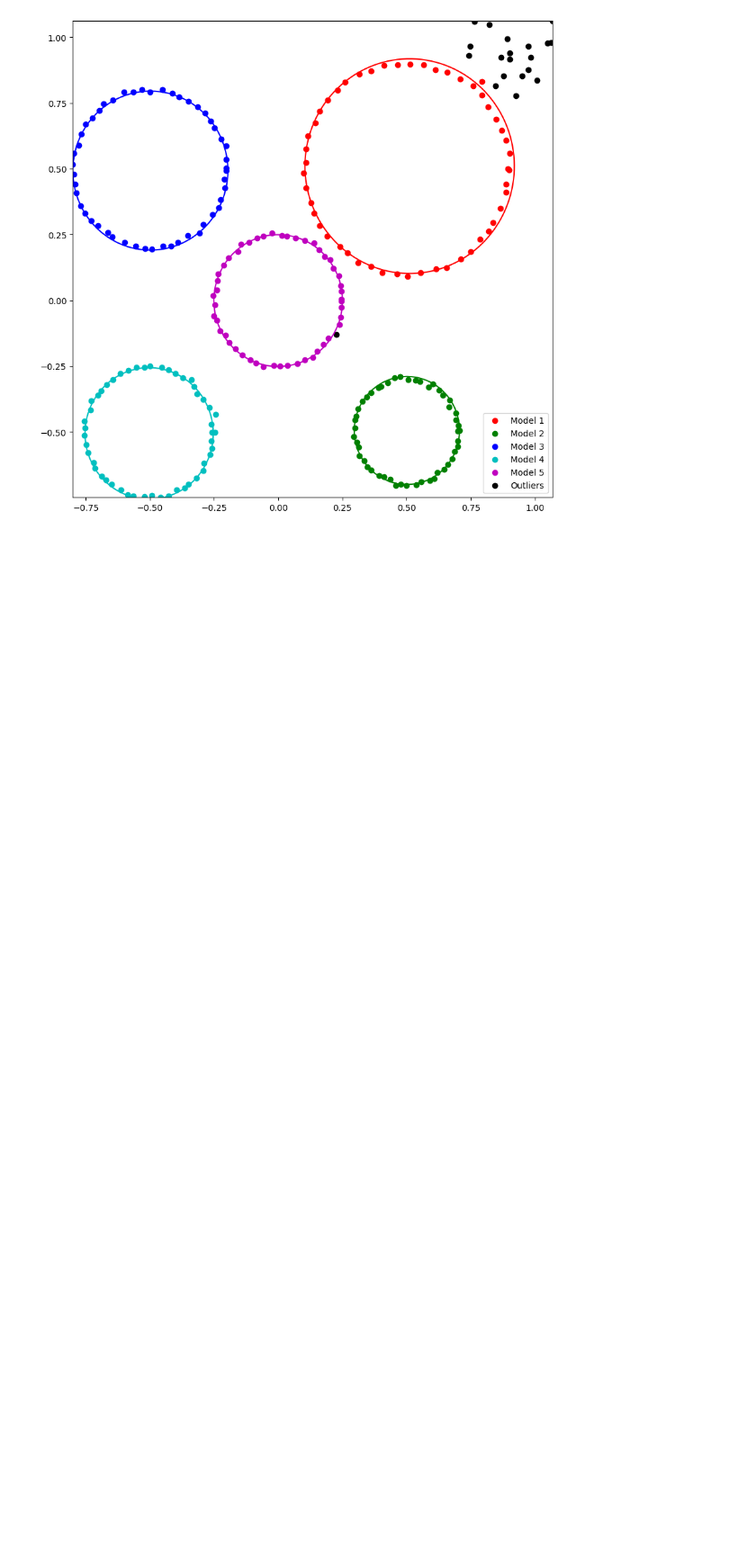
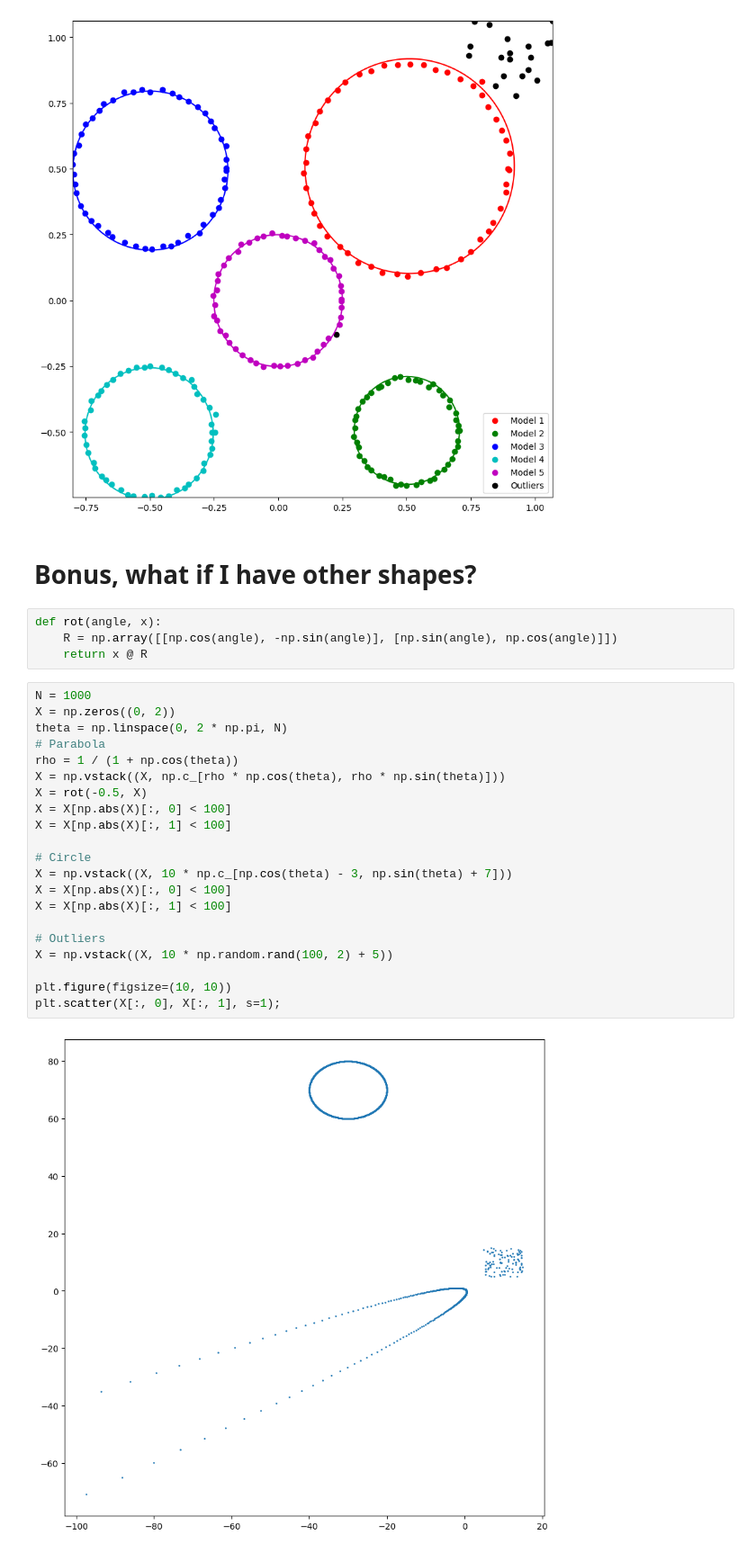
Before and after one commit to Ax-Time/m3ip-homework, a Jupyter notebook: labs/lez_24_Multi_Model_Fitting.ipynb, the cells around one changed output. Shown at 90% size. Drawn from its saved outputs; the diff is of its cells as text; blank space fills up the shorter version.

Commit message:
done 24 + bonus

```diff
--- a/labs/lez_24_Multi_Model_Fitting.ipynb
+++ b/labs/lez_24_Multi_Model_Fitting.ipynb
@@ -427,3 +427,32 @@ plt.legend()
 plt.show()
 # %% [output]
 [figure]
+# %% [markdown]
+# Bonus, what if I have other shapes?
+# %%
+def rot(angle, x):
+    R = np.array([[np.cos(angle), -np.sin(angle)], [np.sin(angle), np.cos(angle)]])
+    return x @ R
+# %%
+N = 1000
+X = np.zeros((0, 2))
+theta = np.linspace(0, 2 * np.pi, N)
+# Parabola
+rho = 1 / (1 + np.cos(theta))
+X = np.vstack((X, np.c_[rho * np.cos(theta), rho * np.sin(theta)]))
+X = rot(-0.5, X)
+X = X[np.abs(X)[:, 0] < 100]
+X = X[np.abs(X)[:, 1] < 100]
+
+# Circle
+X = np.vstack((X, 10 * np.c_[np.cos(theta) - 3, np.sin(theta) + 7]))
+X = X[np.abs(X)[:, 0] < 100]
+X = X[np.abs(X)[:, 1] < 100]
+
+# Outliers
+X = np.vstack((X, 10 * np.random.rand(100, 2) + 5))
+
+plt.figure(figsize=(10, 10))
+plt.scatter(X[:, 0], X[:, 1], s=1);
+# %% [output]
+[figure, added]
```
Also changed, not shown: parts of 2 cells of this notebook.
